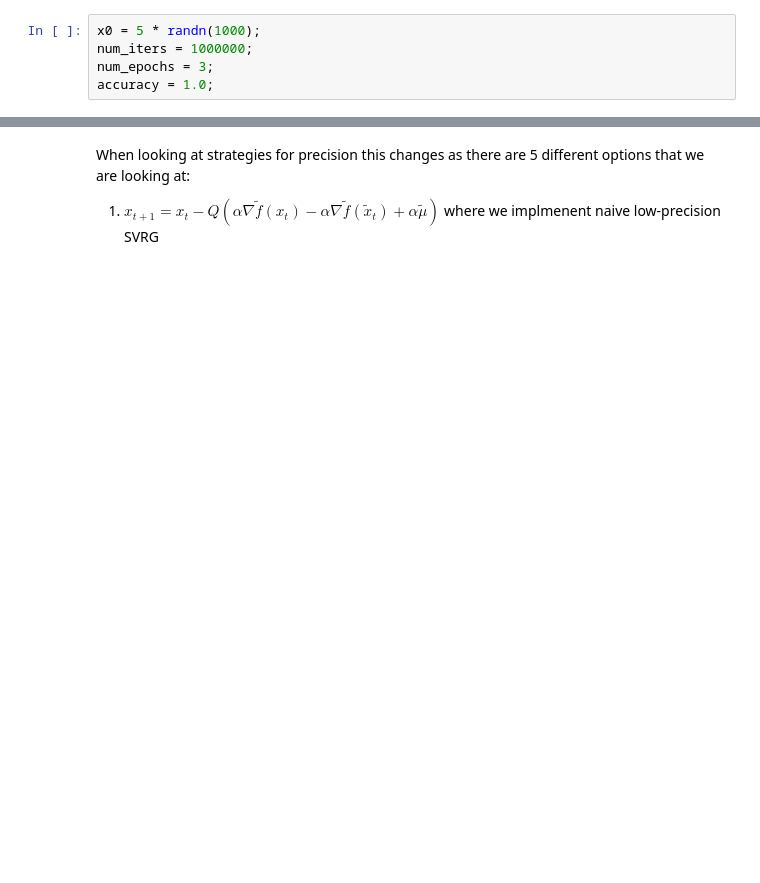
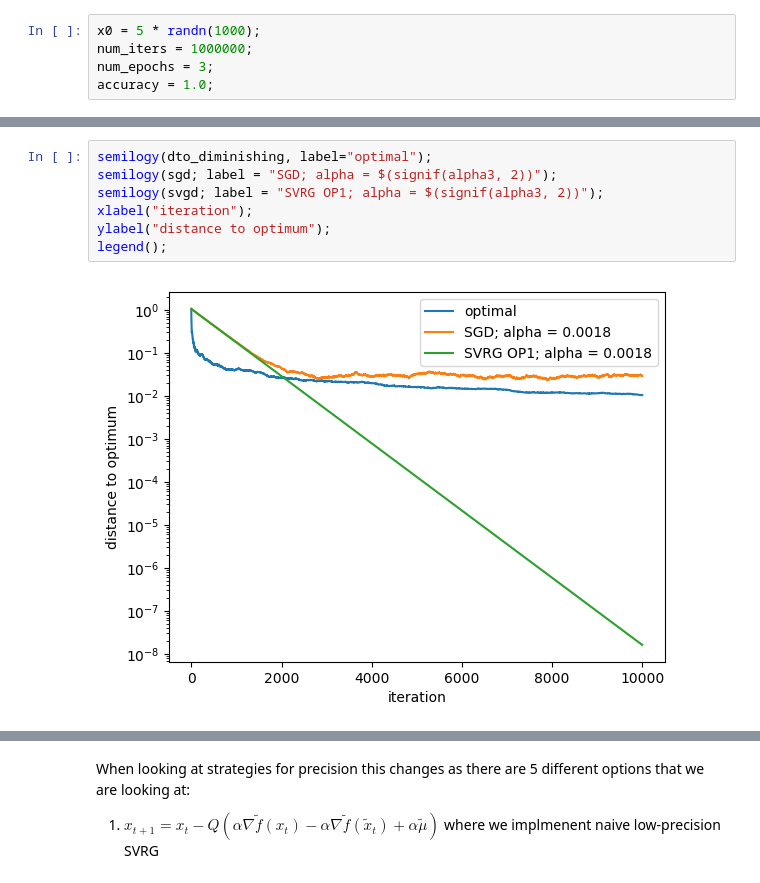
Before and after one commit to ifilonenko/sgd-vr-precision, a Jupyter notebook: experiments/sgd-optimized.ipynb, the cells around one changed output, grey strips where cells are left out. Saved outputs shown, nothing was run; the diff lists cells and outputs as text; blank space fills up the shorter version.

```diff
--- a/experiments/sgd-optimized.ipynb
+++ b/experiments/sgd-optimized.ipynb
@@ -172,0 +138,9 @@ legend();
+# %%
+semilogy(dto_diminishing, label="optimal");
+semilogy(sgd; label = "SGD; alpha = $(signif(alpha3, 2))");
+semilogy(svgd; label = "SVRG OP1; alpha = $(signif(alpha3, 2))");
+xlabel("iteration");
+ylabel("distance to optimum");
+legend();
+# %% [output]
+[figure, added]
```
Also changed, not shown: parts of 50 cells of this notebook, 6 other files.
